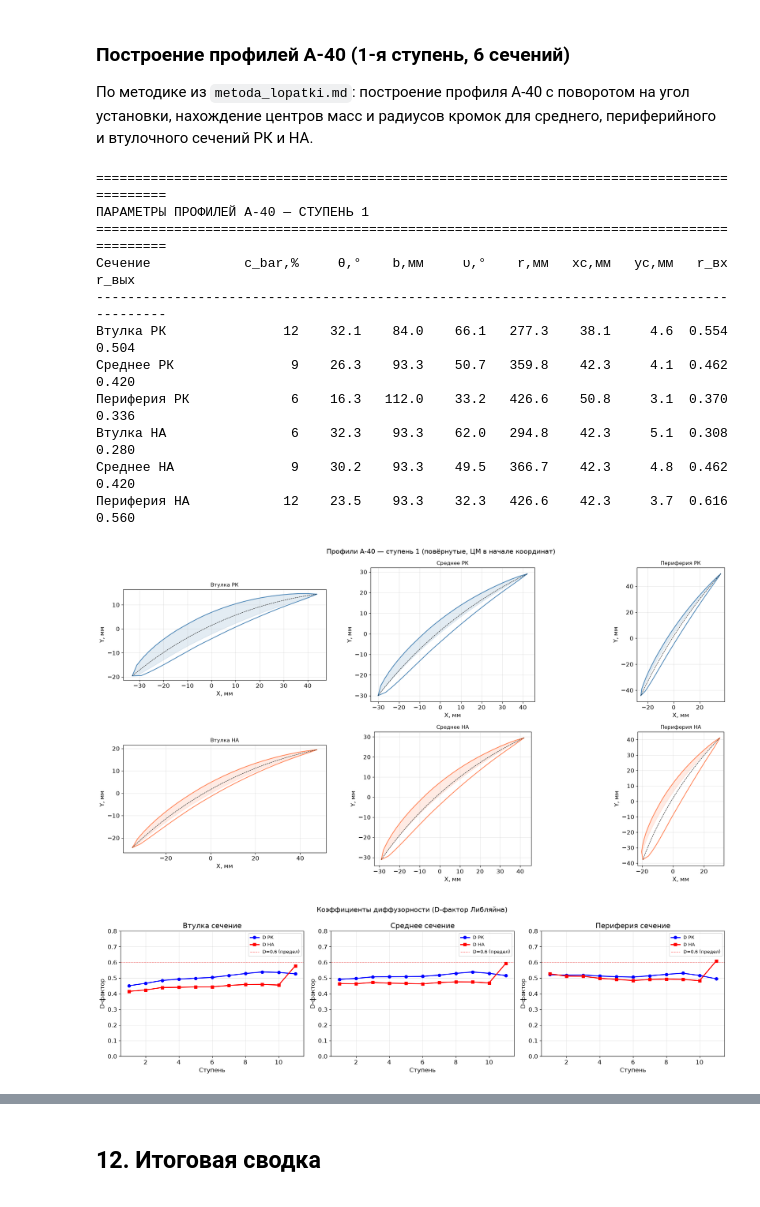
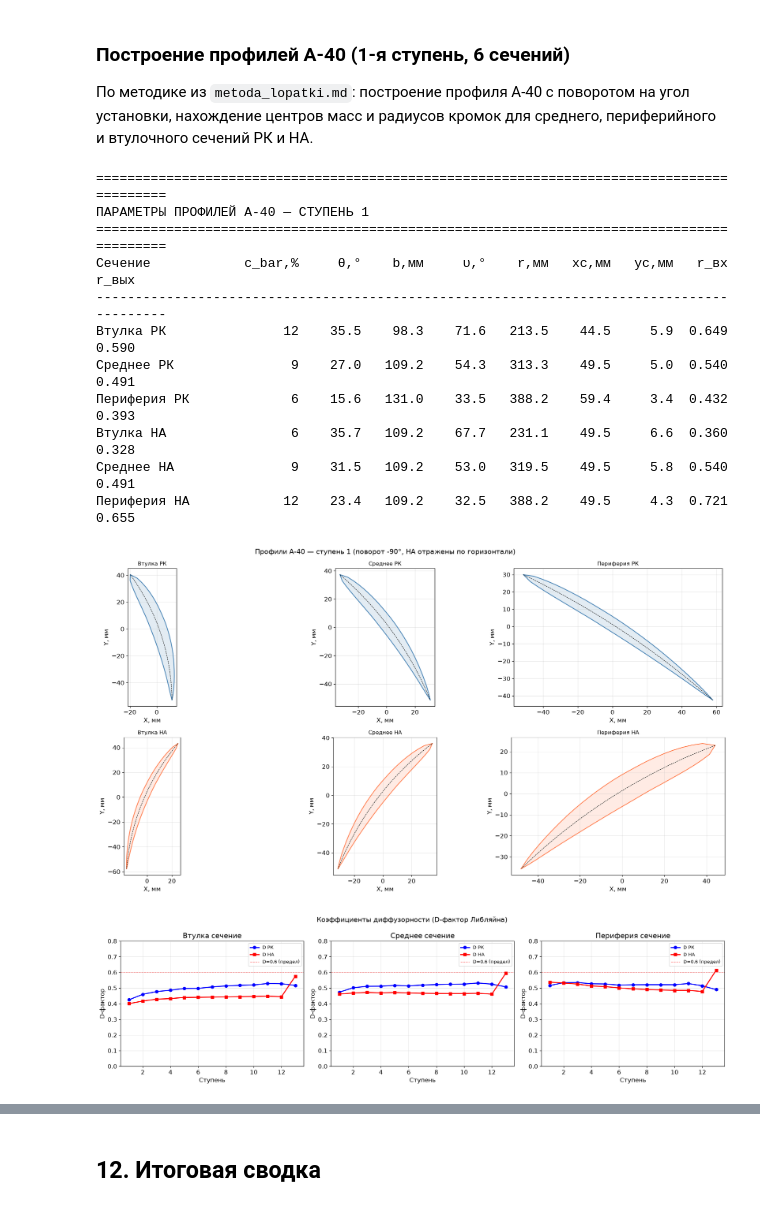
Before and after one commit to mikiway902/Compressors_Kurs_part_2, a Jupyter notebook: My_compres_final_miki.ipynb, the cells around one changed output, grey strips where cells are left out. Saved outputs shown, nothing was run; the diff lists cells and outputs as text; code cells hidden in the pictures.

```diff
--- a/My_compres_final_miki.ipynb
+++ b/My_compres_final_miki.ipynb
@@ -143,13 +143,24 @@ D_BAR_MAX = 0.92      # максимальный относительный ди
 # Убрать последнюю ступень (True — Z уменьшается на 1)
 REMOVE_LAST_STAGE = False
 
+# Ограничения густоты b/t РК (1-я ступень, средняя линия)
+BT_RK_MIN = 0.85      # минимум b/t (None — без ограничения снизу)
+BT_RK_MAX = 1.0      # максимум b/t (None — без ограничения сверху)
+
+# ============================================================
+# Сетка параметров
+# ============================================================
+ca_range = np.linspace(0.40, 0.65, 100)
+d_range = np.linspace(0.3, 0.65, 100)
+d_range = np.linspace(0.55, 0.6, 100)
+
 # Коэффициенты потерь в патрубках (авиационный ГТД, осевые патрубки)
-zeta_vkh = 0.04     # входной (осевой конфузорный)
+zeta_vkh = 0.05     # входной (Радиально-осевой)
 zeta_vykh = 0.10    # выходной
 
 # Скорости в патрубках
-C_vkh = 165.0       # м/с — на выходе из входного патрубка
-C_vykh = 120.0      # м/с — на входе в выходной патрубок
+C_vkh = 0.45 * 340       # м/с — на выходе из входного патрубка
+C_vykh = 0.36 * 340      # м/с — на входе в выходной патрубок
 
 print(f"Рабочее тело: воздух (переменные cp, k)")
 print(f"  Rg = {Rg} Дж/(кг·К)")
@@ -1555,7 +1663,7 @@ def find_bt(eps_required, beta2_deg):
     ratio = eps_required / e1
     # Решение: eps_ratio(bt) = ratio
     try:
-        bt = brentq(lambda x: eps_ratio(x) - ratio, 0.4, 2.5)
+        bt = brentq(lambda x: eps_ratio(x) - ratio, 0.05, 3.0)
     except ValueError:
         bt = 1.0
     return bt
@@ -2464,61 +2574,73 @@ for name, typ, c_pr, th, b_ch, ups, D_d in sections:
           f"{p['r_blade']:>7.1f} {p['xc']:>7.1f} {p['yc']:>7.1f} "
           f"{p['r_in']:>6.3f} {p['r_out']:>6.3f}")
 
-# --- Графики профилей ---
+# --- Графики профилей (поворот -90°, НА отражены по горизонтали) ---
 fig, axes = plt.subplots(2, 3, figsize=(20, 10))
 for idx, (name, typ, c_pr, th, b_ch, ups, D_d) in enumerate(sections):
     ax = axes[idx // 3, idx % 3]
     p = profiles[name]
-    ax.fill_between(p['X_sp'], p['Y_sp'], p['Y_ko'], alpha=0.15,
-                    color='steelblue' if typ == 'RK' else 'coral')
-    ax.plot(p['X_sp'], p['Y_sp'], '-', lw=1.5,
-            color='steelblue' if typ == 'RK' else 'coral')
-    ax.plot(p['X_ko'], p['Y_ko'], '-', lw=1.5,
-            color='steelblue' if typ == 'RK' else 'coral')
-    ax.plot(p['X_mid'], p['Y_mid'], 'k--', lw=0.8)
+
+    # Поворот на -90°: (X,Y) → (Y, -X)
+    Xs_r, Ys_r = p['Y_sp'].copy(), -p['X_sp'].copy()
+    Xk_r, Yk_r = p['Y_ko'].copy(), -p['X_ko'].copy()
+    Xm_r, Ym_r = p['Y_mid'].copy(), -p['X_mid'].copy()
+
+    # НА: дополнительное отражение по горизонтали (X → -X)
+    if typ == "NA":
+        Xs_r = -Xs_r
+        Xk_r = -Xk_r
+        Xm_r = -Xm_r
+
+    color = 'steelblue' if typ == 'RK' else 'coral'
+    ax.fill(np.concatenate([Xs_r, Xk_r[::-1]]),
+            np.concatenate([Ys_r, Yk_r[::-1]]),
+            alpha=0.15, color=color)
+    ax.plot(Xs_r, Ys_r, '-', lw=1.5, color=color)
+    ax.plot(Xk_r, Yk_r, '-', lw=1.5, color=color)
+    ax.plot(Xm_r, Ym_r, 'k--', lw=0.8)
     ax.set_title(name, fontsize=11)
     ax.set_xlabel('X, мм')
     ax.set_ylabel('Y, мм')
     ax.set_aspect('equal')
     ax.grid(True, alpha=0.3)
 
-fig.suptitle('Профили А-40 — ступень 1 (повёрнутые, ЦМ в начале координат)', fontsize=14)
+fig.suptitle('Профили А-40 — ступень 1 (поворот -90°, НА отражены по горизонтали)', fontsize=14)
 plt.tight_layout()
 plt.show()
 
 # --- Графики D-фактора ---
 fig, axes = plt.subplots(1, 3, figsize=(18, 5))
 sec_labels = ['Втулка', 'Среднее', 'Периферия']
 sec_j = [0, 1, 2]
 
 for ax, sj, sl in zip(axes, sec_j, sec_labels):
     ax.plot(stages, D_RK_3s[:, sj], 'bo-', lw=2, label='D РК')
     ax.plot(stages, D_NA_3s[:, sj], 'rs-', lw=2, label='D НА')
     ax.axhline(0.6, color='red', ls='--', lw=1, alpha=0.5, label='D=0.6 (предел)')
     ax.set_xlabel('Ступень')
     ax.set_ylabel('D-фактор')
     ax.set_title(f'{sl} сечение')
     ax.legend(fontsize=9)
     ax.grid(True, alpha=0.3)
     ax.set_ylim(0, 0.8)
 
 fig.suptitle('Коэффициенты диффузорности (D-фактор Либляйна)', fontsize=14)
 plt.tight_layout()
 plt.show()
 # %% [output]
 ==========================================================================================
 ПАРАМЕТРЫ ПРОФИЛЕЙ А-40 — СТУПЕНЬ 1
 ==========================================================================================
 Сечение            c_bar,%     θ,°    b,мм     υ,°    r,мм   xc,мм   yc,мм   r_вх  r_вых
 ------------------------------------------------------------------------------------------
-Втулка РК               12    32.1    84.0    66.1   277.3    38.1     4.6  0.554  0.504
-Среднее РК               9    26.3    93.3    50.7   359.8    42.3     4.1  0.462  0.420
-Периферия РК             6    16.3   112.0    33.2   426.6    50.8     3.1  0.370  0.336
-Втулка НА                6    32.3    93.3    62.0   294.8    42.3     5.1  0.308  0.280
-Среднее НА               9    30.2    93.3    49.5   366.7    42.3     4.8  0.462  0.420
-Периферия НА            12    23.5    93.3    32.3   426.6    42.3     3.7  0.616  0.560
+Втулка РК               12    35.5    98.3    71.6   213.5    44.5     5.9  0.649  0.590
+Среднее РК               9    27.0   109.2    54.3   313.3    49.5     5.0  0.540  0.491
+Периферия РК             6    15.6   131.0    33.5   388.2    59.4     3.4  0.432  0.393
+Втулка НА                6    35.7   109.2    67.7   231.1    49.5     6.6  0.360  0.328
+Среднее НА               9    31.5   109.2    53.0   319.5    49.5     5.8  0.540  0.491
+Периферия НА            12    23.4   109.2    32.5   388.2    49.5     4.3  0.721  0.655
-[figure, old version]
+[figure, new version]
-[figure, old version]
+[figure, new version]
 # %%
 # ================================================
 # ВЫВОД КООРДИНАТ ПРОФИЛЕЙ (X Y) — РК и НА, 3 сечения
```
Also changed, not shown: parts of 25 cells of this notebook, 58 other files.
